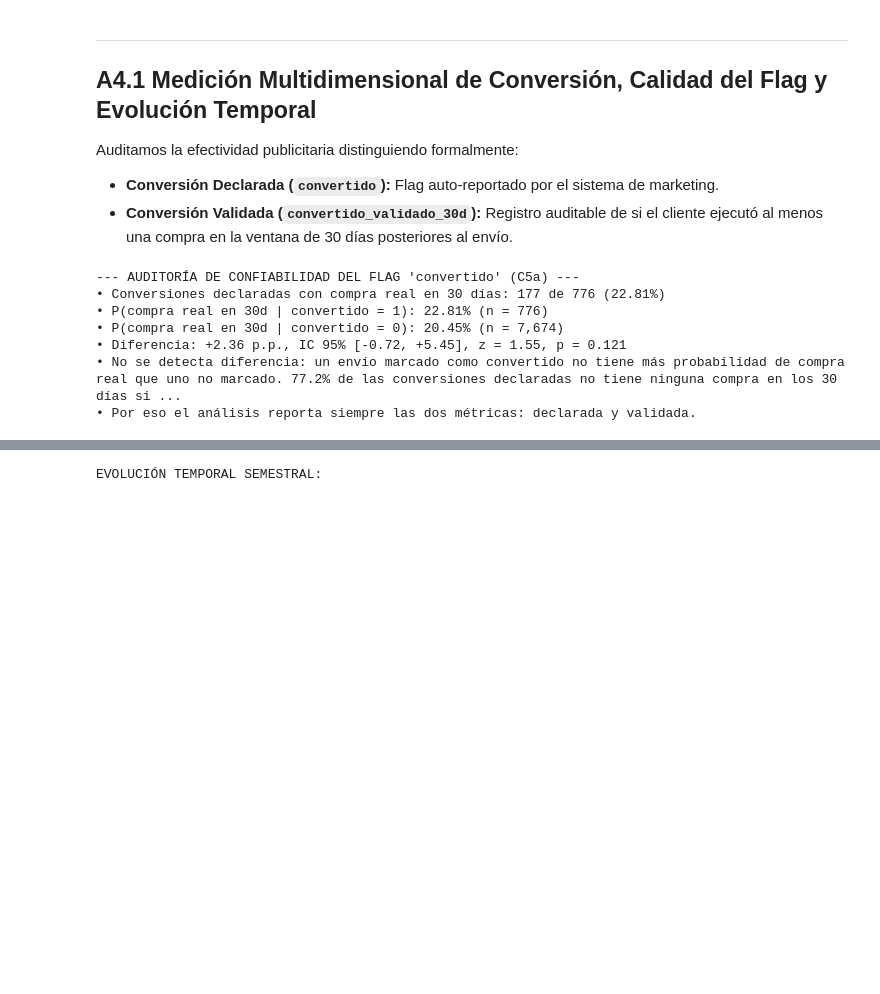
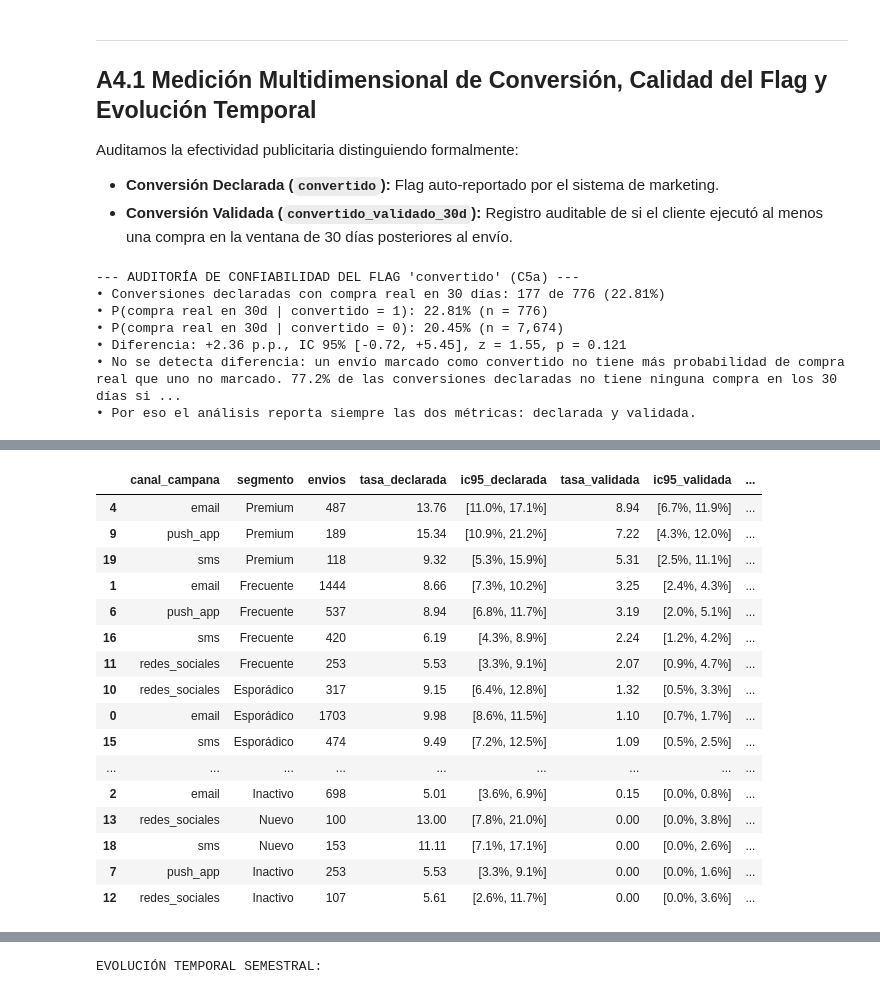
Before and after one commit to DanielAzuaje7/retailventure-intelligence, a Jupyter notebook: notebooks/04_A4_Marketing_ROI.ipynb, the cells around one changed output, grey strips where cells are left out. Drawn from its saved outputs; the diff is of its cells as text; code cells hidden in the pictures; blank space fills up the shorter version.

```diff
--- a/notebooks/04_A4_Marketing_ROI.ipynb
+++ b/notebooks/04_A4_Marketing_ROI.ipynb
@@ -145,36 +167,46 @@ CONVERSIÓN POR SEGMENTO DE CLIENTE:
 # %%
-# 3. Combinaciones Clave (Tipo x Canal x Segmento) con Mínimo 100 Envíos e IC Wilson (R7 / C15)
-comb = campanas.groupby(['tipo_campana', 'canal_campana', 'segmento']).agg(
-    envios=('campana_id', 'count'),
-    conv_decl=('convertido', 'sum'),
-    conv_val=('convertido_validado_30d', 'sum')
-).reset_index()
+# 3. Combinaciones tipo × segmento y canal × segmento (≥ 100 envíos, IC Wilson) y segmentos que no convierten (C15.2-C15.4)
+MIN_ENVIOS_COMB = 100
+comb_tipo_seg = tabla_conversion(['tipo_campana', 'segmento'], MIN_ENVIOS_COMB)
+comb_canal_seg = tabla_conversion(['canal_campana', 'segmento'], MIN_ENVIOS_COMB)
+n_tipo_seg = campanas.groupby(['tipo_campana', 'segmento']).ngroups
+n_canal_seg = campanas.groupby(['canal_campana', 'segmento']).ngroups
 
-comb_100 = comb[comb['envios'] >= 100].copy()
-comb_100['tasa_declarada'] = (comb_100['conv_decl'] / comb_100['envios']) * 100
-comb_100['tasa_validada'] = (comb_100['conv_val'] / comb_100['envios']) * 100
+print(f"COMBINACIONES TIPO × SEGMENTO con ≥ {MIN_ENVIOS_COMB} envíos ({len(comb_tipo_seg)} de {n_tipo_seg}), ordenadas por conversión validada:")
+display(comb_tipo_seg.sort_values('tasa_validada', ascending=False)[['tipo_campana', 'segmento'] + cols_conv].round(2))
+print(f"\nCOMBINACIONES CANAL × SEGMENTO con ≥ {MIN_ENVIOS_COMB} envíos ({len(comb_canal_seg)} de {n_canal_seg}), ordenadas por conversión validada:")
+display(comb_canal_seg.sort_values('tasa_validada', ascending=False)[['canal_campana', 'segmento'] + cols_conv].round(2))
 
-ci_decl = [proportion_confint(k, n, alpha=0.05, method='wilson') for k, n in zip(comb_100['conv_decl'], comb_100['envios'])]
-ci_val = [proportion_confint(k, n, alpha=0.05, method='wilson') for k, n in zip(comb_100['conv_val'], comb_100['envios'])]
+mejor = comb_tipo_seg.sort_values('tasa_validada', ascending=False).iloc[0]
+peor = comb_tipo_seg.sort_values('tasa_validada').iloc[0]
+print(f"• Mayor conversión validada: {mejor['tipo_campana']} × {mejor['segmento']} ({mejor['tasa_validada']:.2f}%, IC {mejor['ic95_validada']}); "
+      f"menor: {peor['tipo_campana']} × {peor['segmento']} ({peor['tasa_validada']:.2f}%, IC {peor['ic95_validada']}).")
+print("• El orden de las combinaciones lo determina sobre todo el segmento, no el tipo ni el canal. Como en A4.4 no se detecta efecto")
+print("  incremental de ningún tipo de campaña, estas tasas describen a quién se le envía, no qué campaña genera más retorno.")
 
-comb_100['ic_95_declarada'] = [f"[{l*100:.1f}%, {u*100:.1f}%]" for l, u in ci_decl]
-comb_100['ic_95_validada'] = [f"[{l*100:.1f}%, {u*100:.1f}%]" for l, u in ci_val]
+# Segmentos que reciben campañas y no convierten
+seg = conv_seg.set_index('segmento')
+seg['pct_envios'] = seg['envios'] / seg['envios'].sum() * 100
+tasa_val_global = campanas.loc[campanas['ventana_completa'], 'convertido_validado_30d'].mean() * 100
+UMBRAL_NO_CONVIERTE = 0.5   # % de conversión validada; separa a los segmentos que prácticamente no convierten
+bajos = seg[seg['tasa_validada'] < UMBRAL_NO_CONVIERTE].sort_values('tasa_validada')
+siguiente = seg.drop(bajos.index).sort_values('tasa_validada').iloc[0]
+print(f"\n• Segmentos con conversión validada menor que {UMBRAL_NO_CONVIERTE}% (global: {tasa_val_global:.2f}%): "
+      + "; ".join(f"{s} ({r['pct_envios']:.1f}% de los envíos, validada {r['tasa_validada']:.2f}%, declarada {r['tasa_declarada']:.2f}%)"
+                  for s, r in bajos.iterrows()))
+print(f"  En conjunto reciben el {bajos['pct_envios'].sum():.1f}% de los envíos. El siguiente segmento, {siguiente.name}, "
+      f"tiene {siguiente['tasa_validada']:.2f}% de conversión validada.")
 
-comb_100 = comb_100.sort_values('tasa_declarada', ascending=False)
-
-print(f"COMBINACIONES CON >= 100 ENVÍOS ({len(comb_100)} combinaciones elegibles de {len(comb)} totales):")
-display(comb_100[['tipo_campana', 'canal_campana', 'segmento', 'envios',
-                  'tasa_declarada', 'ic_95_declarada', 'tasa_validada', 'ic_95_validada']].round(2))
-
-# Resaltar la fuga en segmentos Nuevo e Inactivo
-envios_nuevo_inactivo = campanas[campanas['segmento'].isin(['Nuevo', 'Inactivo'])].shape[0]
-pct_nuevo_inactivo = (envios_nuevo_inactivo / len(campanas)) * 100
-val_nuevo = conv_seg.loc[conv_seg['segmento']=='Nuevo', 'tasa_validada'].values[0]
-val_inactivo = conv_seg.loc[conv_seg['segmento']=='Inactivo', 'tasa_validada'].values[0]
-
-print(f"\n• Auditoría de Eficiencia de Segmentación:")
-print(f"  Los segmentos 'Nuevo' e 'Inactivo' recibieron {envios_nuevo_inactivo:,} envíos ({pct_nuevo_inactivo:.1f}% de la pauta total),")
-print(f"  alcanzando tasas de conversión validadas de apenas {val_nuevo:.2f}% y {val_inactivo:.2f}%, respectivamente.")
-print(f"  Hipótesis respaldada por datos: Gran parte del presupuesto publicitario se asigna a contactos fríos o desconectados")
-print(f"  donde el incentivo digital no se materializa en compras operativas.")
+# Hipótesis respaldadas por datos
+desc_bajos = (bajos['descuento_medio_pct'] * bajos['envios']).sum() / bajos['envios'].sum()
+desc_resto = (seg.drop(bajos.index)['descuento_medio_pct'] * seg.drop(bajos.index)['envios']).sum() / seg.drop(bajos.index)['envios'].sum()
+print("\nHipótesis compatibles con los datos (asociaciones, no causas):")
+print(f"• H1, baja propensión de compra de base: en los 30 días posteriores compran el "
+      + ", ".join(f"{s} {r['tasa_compra_30d']:.2f}%" for s, r in bajos.iterrows())
+      + f", frente a {seg.drop(bajos.index)['tasa_compra_30d'].min():.2f}%–{seg.drop(bajos.index)['tasa_compra_30d'].max():.2f}% en los demás segmentos.")
+print(f"• H2, no es por recibir menos descuento: descuento medio {desc_bajos:.2f}% en estos segmentos vs {desc_resto:.2f}% en el resto.")
+print("• H3, el flag declarado los sobrestima: su conversión declarada es varias veces mayor que la validada "
+      + ", ".join(f"({s}: {r['tasa_declarada'] / max(r['tasa_validada'], 1e-9):.0f}×)" if r['tasa_validada'] > 0
+                  else f"({s}: validada 0%)" for s, r in bajos.iterrows()) + ".")
+print("• H4, circularidad: Inactivo y Nuevo se definen por comprar poco, así que su baja conversión es en parte consecuencia de la etiqueta.")
 # %% [output]
@@ -203,0 +232,17 @@ COMBINACIONES CON >= 100 ENVÍOS (24 combinaciones elegibles de 25 totales):
+|  | canal_campana | segmento | envios | tasa_declarada | ic95_declarada | tasa_validada | ic95_validada | ... |
+| 4 | email | Premium | 487 | 13.76 | [11.0%, 17.1%] | 8.94 | [6.7%, 11.9%] | ... |
+| 9 | push_app | Premium | 189 | 15.34 | [10.9%, 21.2%] | 7.22 | [4.3%, 12.0%] | ... |
+| 19 | sms | Premium | 118 | 9.32 | [5.3%, 15.9%] | 5.31 | [2.5%, 11.1%] | ... |
+| 1 | email | Frecuente | 1444 | 8.66 | [7.3%, 10.2%] | 3.25 | [2.4%, 4.3%] | ... |
+| 6 | push_app | Frecuente | 537 | 8.94 | [6.8%, 11.7%] | 3.19 | [2.0%, 5.1%] | ... |
+| 16 | sms | Frecuente | 420 | 6.19 | [4.3%, 8.9%] | 2.24 | [1.2%, 4.2%] | ... |
+| 11 | redes_sociales | Frecuente | 253 | 5.53 | [3.3%, 9.1%] | 2.07 | [0.9%, 4.7%] | ... |
+| 10 | redes_sociales | Esporádico | 317 | 9.15 | [6.4%, 12.8%] | 1.32 | [0.5%, 3.3%] | ... |
+| 0 | email | Esporádico | 1703 | 9.98 | [8.6%, 11.5%] | 1.10 | [0.7%, 1.7%] | ... |
+| 15 | sms | Esporádico | 474 | 9.49 | [7.2%, 12.5%] | 1.09 | [0.5%, 2.5%] | ... |
+| ... | ... | ... | ... | ... | ... | ... | ... | ... |
+| 2 | email | Inactivo | 698 | 5.01 | [3.6%, 6.9%] | 0.15 | [0.0%, 0.8%] | ... |
+| 13 | redes_sociales | Nuevo | 100 | 13.00 | [7.8%, 21.0%] | 0.00 | [0.0%, 3.8%] | ... |
+| 18 | sms | Nuevo | 153 | 11.11 | [7.1%, 17.1%] | 0.00 | [0.0%, 2.6%] | ... |
+| 7 | push_app | Inactivo | 253 | 5.53 | [3.3%, 9.1%] | 0.00 | [0.0%, 1.6%] | ... |
+| 12 | redes_sociales | Inactivo | 107 | 5.61 | [2.6%, 11.7%] | 0.00 | [0.0%, 3.6%] | ... |
```
Also changed, not shown: parts of 2 cells of this notebook, 2 other files.
